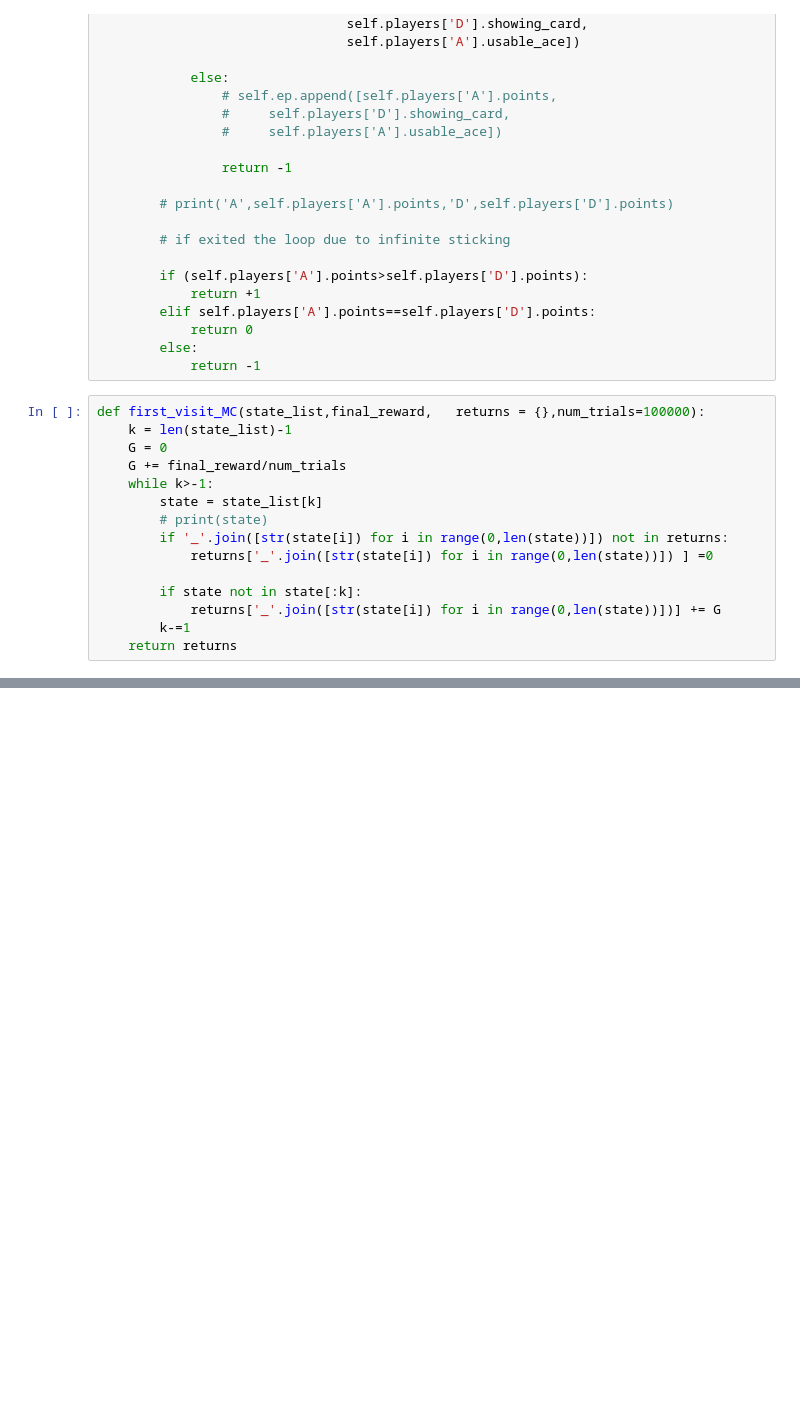
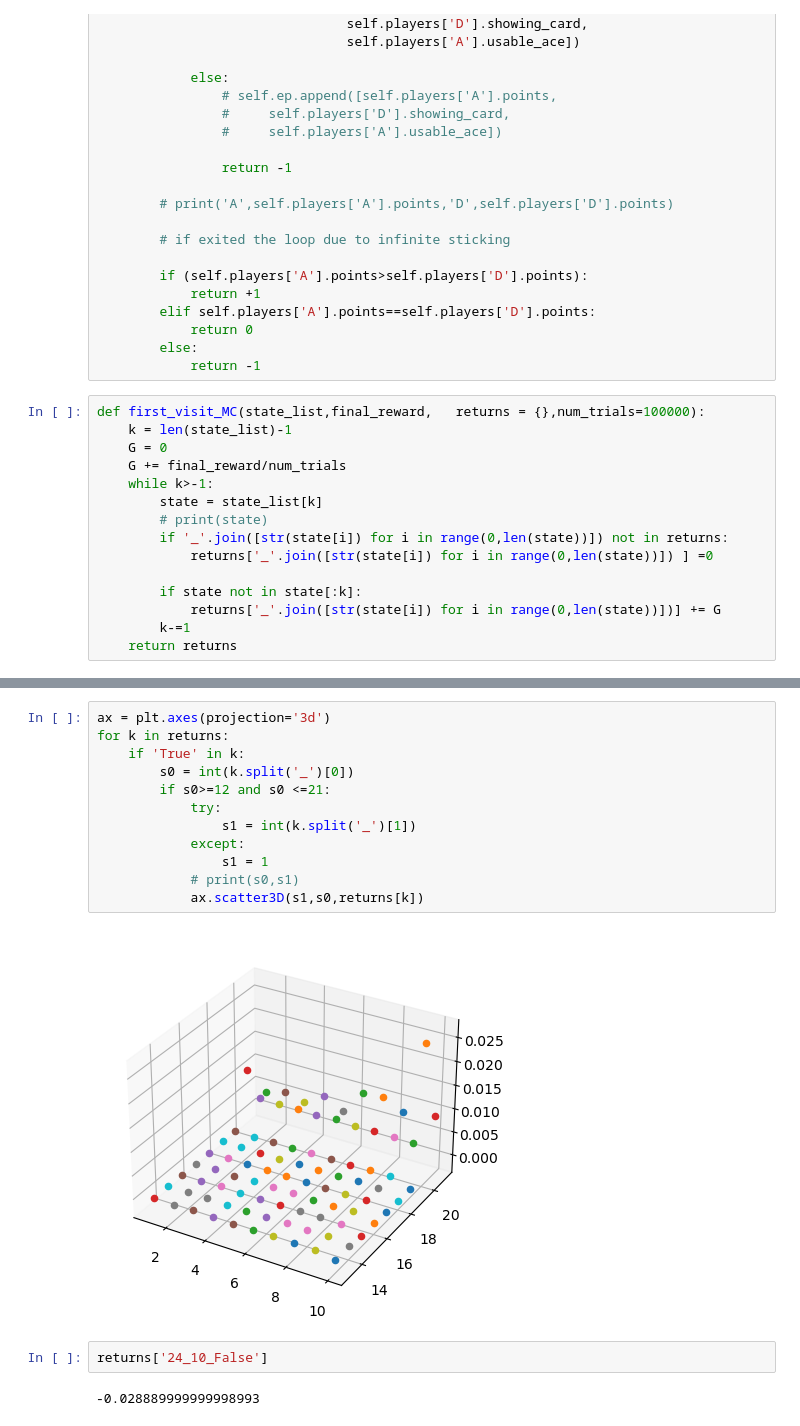
Before and after one commit to gtm2122/SuttonAndBartoGM, a Jupyter notebook: Blackjack.ipynb, the cells around one changed output, grey strips where cells are left out. Drawn from its saved outputs; the diff is of its cells as text; blank space fills up the shorter version.

```diff
--- a/Blackjack.ipynb
+++ b/Blackjack.ipynb
@@ -229,0 +238,18 @@ b.__dict__
+# %%
+ax = plt.axes(projection='3d')
+for k in returns:
+    if 'True' in k:
+        s0 = int(k.split('_')[0])
+        if s0>=12 and s0 <=21:
+            try:
+                s1 = int(k.split('_')[1])
+            except:
+                s1 = 1
+            # print(s0,s1)
+            ax.scatter3D(s1,s0,returns[k])
+# %% [output]
+[figure, added]
+# %%
+returns['24_10_False']
+# %% [output]
+-0.028889999999998993
```
Also changed, not shown: parts of 7 cells of this notebook.
